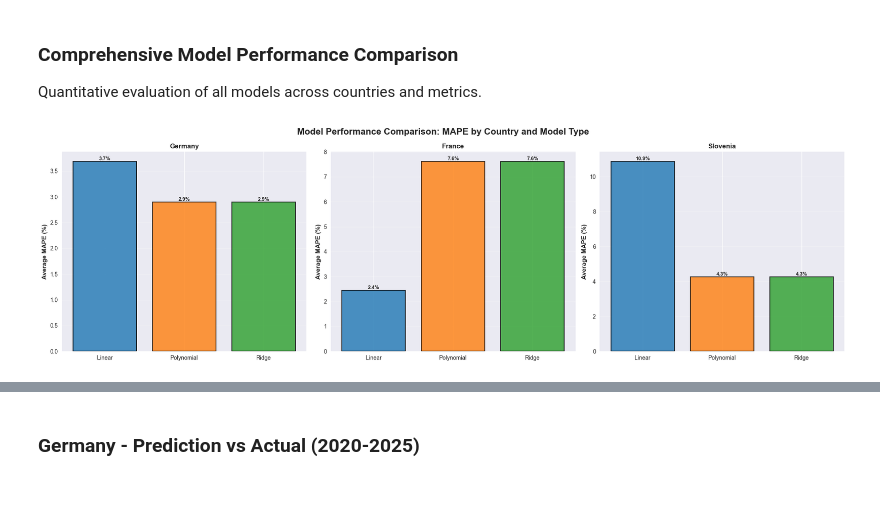
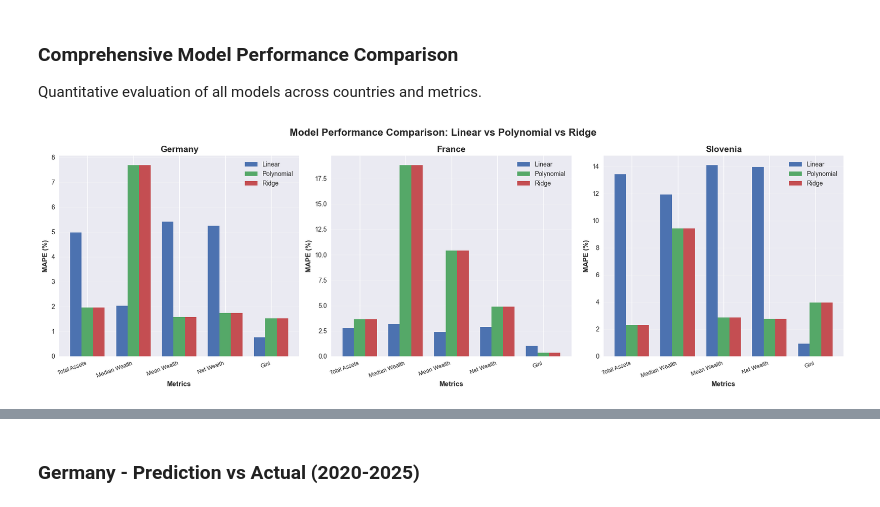
Before and after one commit to clement-antoine-xavier/covid-19-wealth-distribution, a Jupyter notebook: Covid-19 - Wealth Distribution.ipynb, the cells around one changed output, grey strips where cells are left out. Cells and saved outputs as stored; diff of their text form; code cells hidden in the pictures.

```diff
--- a/Covid-19 - Wealth Distribution.ipynb
+++ b/Covid-19 - Wealth Distribution.ipynb
@@ -866,11 +856,25 @@ Quantitative evaluation of all models across countries and metrics.
 enhanced_error_records = []
 for country_code in ['DE', 'FR', 'LT']:
     country_name = COUNTRY_NAMES[country_code]
+    metrics_dict = WEALTH_METRICS[country_code]
+
     for model_type in ['Linear', 'Polynomial', 'Ridge']:
         preds = enhanced_predictions[country_code][model_type]
-        for metric, metric_name in WEALTH_METRICS.items():
-            actual = test_data[test_data['country'] == country_code][metric]
-            predicted = preds[metric]
+        for metric_key, metric_name in {'total_assets': 'Total Assets', 'median_wealth': 'Median Wealth',
+                                         'mean_wealth': 'Mean Wealth', 'net_wealth': 'Net Wealth',
+                                         'gini': 'Gini'}.items():
+            if metric_key not in preds:
+                continue
+
+            # Get the actual column name for this country and metric
+            col = metrics_dict[metric_key]
+            actual = test_data[col].dropna()
+            predicted = preds[metric_key]
+
+            # Ensure same length
+            min_len = min(len(actual), len(predicted))
+            actual = actual.iloc[:min_len]
+            predicted = predicted[:min_len]
 
             mae_val = mean_absolute_error(actual, predicted)
             rmse_val = np.sqrt(mean_squared_error(actual, predicted))
@@ -904,46 +908,81 @@ for idx, country in enumerate(countries):
 
     x = np.arange(len(metrics))
     width = 0.25
 
     for i, model in enumerate(models):
         model_data = country_data[country_data['Model'] == model]
         mape_values = model_data['MAPE (%)'].values
         ax.bar(x + i * width, mape_values, width, label=model)
 
     ax.set_xlabel('Metrics', fontweight='bold')
     ax.set_ylabel('MAPE (%)', fontweight='bold')
     ax.set_title(country, fontweight='bold', fontsize=14)
     ax.set_xticks(x + width)
     ax.set_xticklabels(metrics, rotation=20, ha='right', fontsize=9)
     ax.legend()
     ax.grid(True, alpha=0.3, axis='y')
 
 plt.tight_layout()
 plt.show()
 
-# ===== Summary: Best Model by Metric =====
-display_text = "\n" + "="*80 + "\n"
-display_text += "BEST MODEL BY METRIC (Lowest MAPE)\n"
-display_text += "="*80 + "\n"
+# ===== Best Model Summary Table =====
+fig, ax = plt.subplots(figsize=(14, 8))
+ax.axis('tight')
+ax.axis('off')
 
 best_models = enhanced_error_df.loc[enhanced_error_df.groupby(['Country', 'Metric'])['MAPE (%)'].idxmin()]
 best_models = best_models[['Country', 'Metric', 'Model', 'MAPE (%)', 'R² Score']].sort_values(['Country', 'Metric'])
 
+# Create table data
+table_data = []
 for country in countries:
-    display_text += f"\n{country}:\n"
     country_best = best_models[best_models['Country'] == country]
     for _, row in country_best.iterrows():
-        display_text += f"  {row['Metric']:20} → {row['Model']:12} (MAPE: {row['MAPE (%)']:6.2f}%, R²: {row['R² Score']:5.3f})\n"
+        table_data.append([
+            row['Country'],
+            row['Metric'],
+            row['Model'],
+            f"{row['MAPE (%)']:.2f}%",
+            f"{row['R² Score']:.3f}"
+        ])
 
-display_text += "\n" + "="*80 + "\n"
-display_text += "KEY FINDINGS:\n"
-display_text += "-" * 80 + "\n"
-display_text += "• Polynomial models often capture curvature in pre-pandemic trends better\n"
-display_text += "• Ridge regression prevents overfitting when data is limited\n"
-display_text += "• Linear models provide interpretable baseline but may miss non-linear patterns\n"
-display_text += "• Model selection should balance complexity with generalization\n"
-display_text += "="*80
+# Create the table
+table = ax.table(cellText=table_data,
+                colLabels=['Country', 'Metric', 'Best Model', 'MAPE', 'R² Score'],
+                cellLoc='left',
+                loc='center',
+                colWidths=[0.15, 0.30, 0.20, 0.15, 0.15])
 
-display_text
+table.auto_set_font_size(False)
+table.set_fontsize(10)
+table.scale(1, 2.5)
+
+# Format header
+for i in range(5):
+    table[(0, i)].set_facecolor('#4472C4')
+    table[(0, i)].set_text_props(weight='bold', color='white')
+
+# Color rows by country
+colors = {'Germany': '#FFE699', 'France': '#C6E0B4', 'Slovenia': '#B4C7E7'}
+for i, row in enumerate(table_data, start=1):
+    country = row[0]
+    for j in range(5):
+        table[(i, j)].set_facecolor(colors.get(country, 'white'))
+
+ax.set_title('Best Model by Metric (Lowest MAPE)', fontsize=16, fontweight='bold', pad=20)
+
+# Add key findings as text
+findings_text = """Key Findings:
+• Polynomial models often capture curvature in pre-pandemic trends better
+• Ridge regression prevents overfitting when data is limited
+• Linear models provide interpretable baseline but may miss non-linear patterns
+• Model selection should balance complexity with generalization"""
+
+ax.text(0.5, -0.15, findings_text, transform=ax.transAxes,
+       fontsize=11, va='top', ha='center',
+       bbox=dict(boxstyle='round', facecolor='lightyellow', alpha=0.8))
+
+plt.tight_layout()
+plt.show()
 # %% [output]
-[figure, old version]
+[figure, new version]
```
Also changed, not shown: parts of 13 cells of this notebook.
